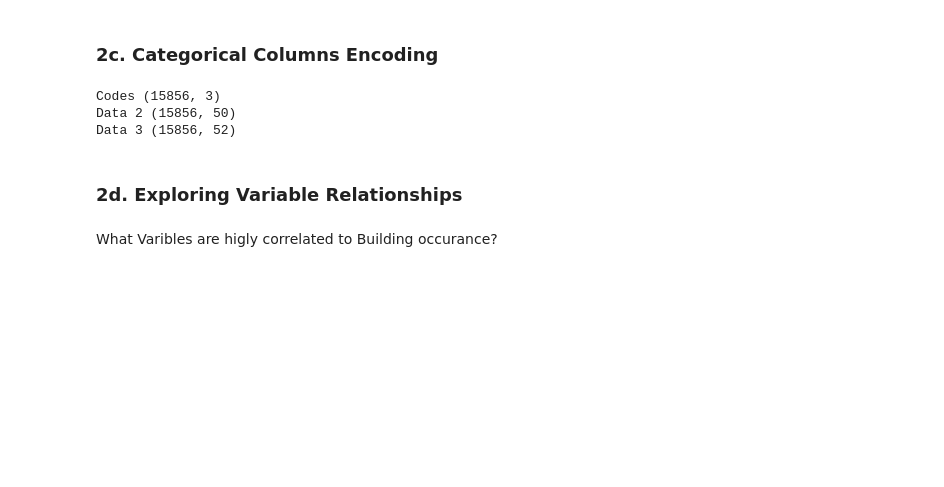
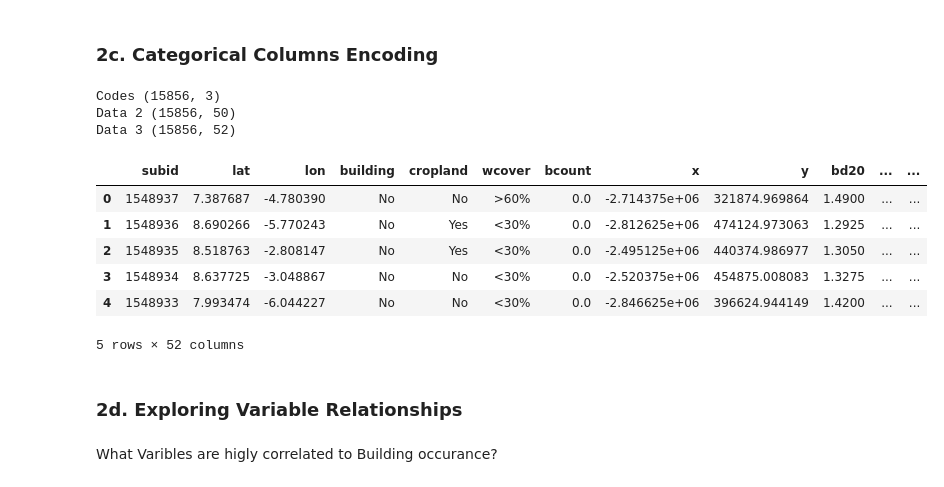
Before and after one commit to AllanMogley/15-Amini-DSC, a Jupyter notebook: 0-processing.ipynb, the cells around one changed output. Saved outputs shown, nothing was run; the diff lists cells and outputs as text; code cells hidden in the pictures; blank space fills up the shorter version.

```diff
--- a/0-processing.ipynb
+++ b/0-processing.ipynb
@@ -229,6 +228,16 @@ print('Data 3', data_in_3.shape)
 Codes (15856, 3)
 Data 2 (15856, 50)
 Data 3 (15856, 52)
+# %%
+data_in_3.head(5)
+# %% [output]
+|  | subid | lat | lon | building | cropland | wcover | bcount | x | y | bd20 | ... | ... |
+| 0 | 1548937 | 7.387687 | -4.780390 | No | No | >60% | 0.0 | -2.714375e+06 | 321874.969864 | 1.4900 | ... | ... |
+| 1 | 1548936 | 8.690266 | -5.770243 | No | Yes | <30% | 0.0 | -2.812625e+06 | 474124.973063 | 1.2925 | ... | ... |
+| 2 | 1548935 | 8.518763 | -2.808147 | No | Yes | <30% | 0.0 | -2.495125e+06 | 440374.986977 | 1.3050 | ... | ... |
+| 3 | 1548934 | 8.637725 | -3.048867 | No | No | <30% | 0.0 | -2.520375e+06 | 454875.008083 | 1.3275 | ... | ... |
+| 4 | 1548933 | 7.993474 | -6.044227 | No | No | <30% | 0.0 | -2.846625e+06 | 396624.944149 | 1.4200 | ... | ... |
+5 rows × 52 columns
 # %% [markdown]
 ### 2d. Exploring Variable Relationships
 # %% [markdown]
```
Also changed, not shown: parts of 4 cells of this notebook.
